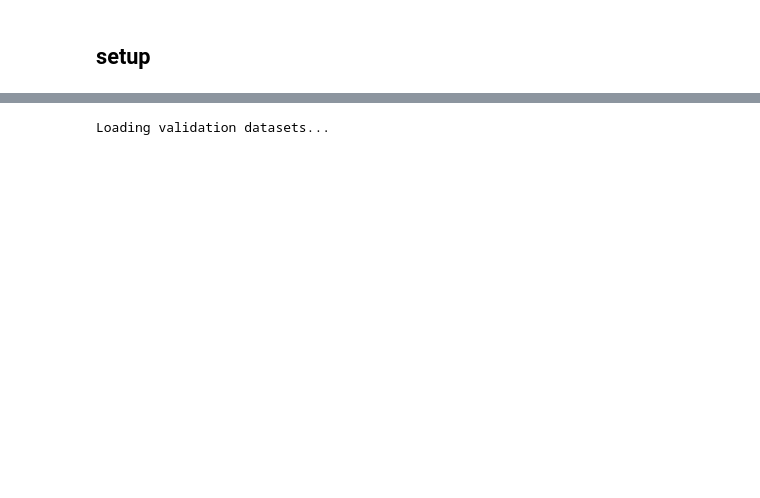
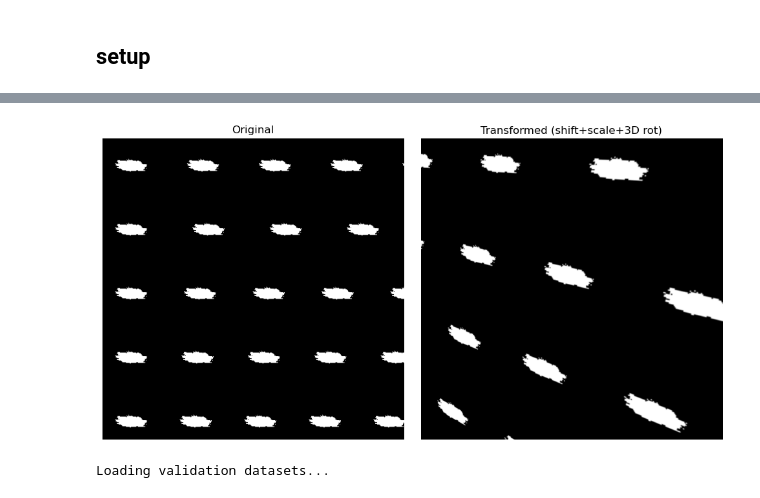
Before and after one commit to Adarash99/camouflage, a Jupyter notebook: mask_tests.ipynb, the cells around one changed output, grey strips where cells are left out. Saved outputs shown, nothing was run; the diff lists cells and outputs as text; code cells hidden in the pictures; blank space fills up the shorter version.

```diff
--- a/mask_tests.ipynb
+++ b/mask_tests.ipynb
@@ -61,3 +157,29 @@ plt.show()
+# %%
+from random import randint
+
+
+
+rotation = (randint(0,10), randint(0,20), randint(0,45))
+
+transformed_tex = transform_projection(tiled_texture, rotation, (40, 40), scale = 2.2) # scale = 1.0 --> no scaling
+
+# ---- Display ----
+plt.figure(figsize=(10,5))
+
+plt.subplot(1,2,1)
+plt.title("Original")
+plt.imshow(tiled_texture)
+plt.axis("off")
+
+plt.subplot(1,2,2)
+plt.title("Transformed (shift+scale+3D rot)")
+plt.imshow(transformed_tex)
+plt.axis("off")
+
+plt.tight_layout()
+plt.show()
+# %% [output]
+[figure, added]
 # %%
 def load_images_from_folder(folder, image_size=(500, 500)):
     paths = sorted(glob(os.path.join(folder, '*.png')) + glob(os.path.join(folder, '*.jpg')))
```
Also changed, not shown: parts of 13 cells of this notebook, 4 other files.
